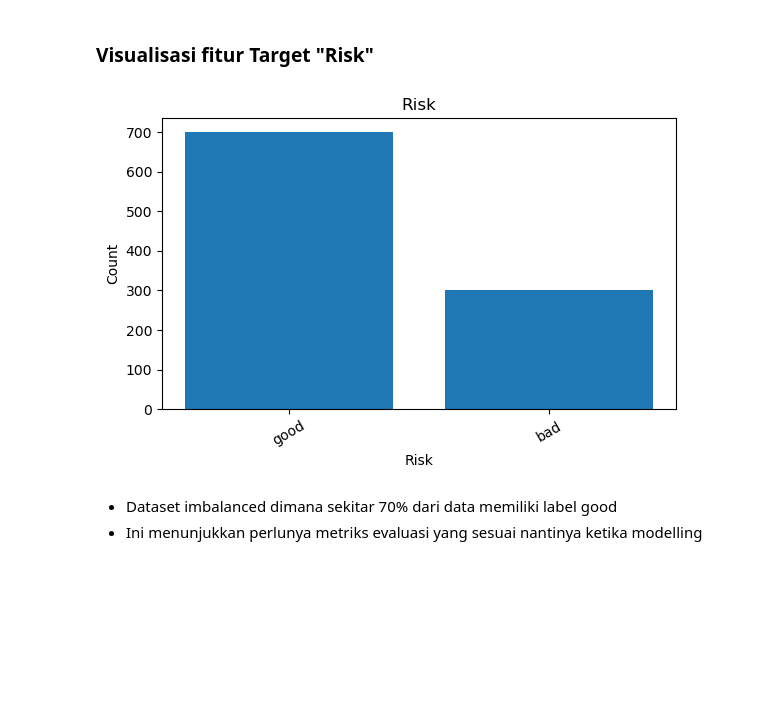
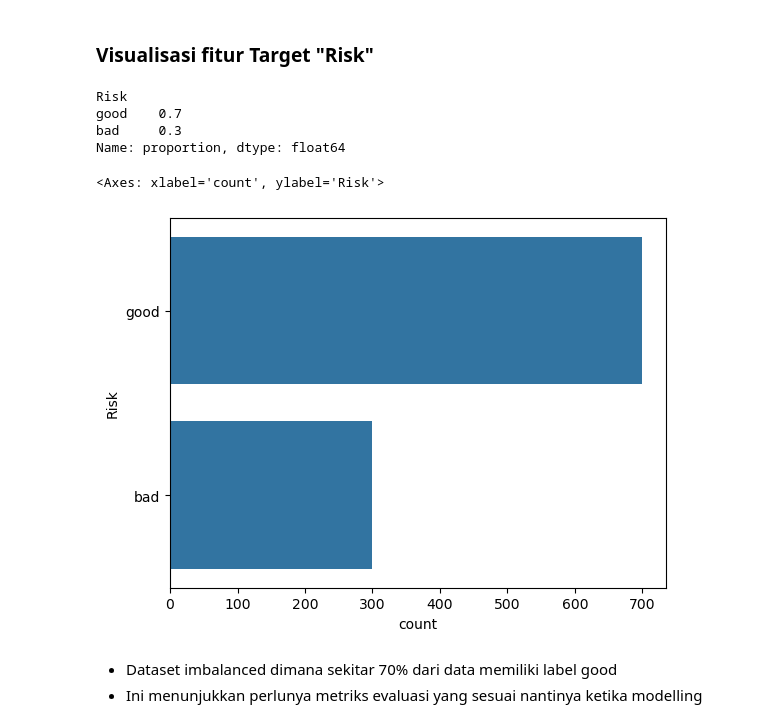
Before and after one commit to S4njuuu3291/german-credit-data, a Jupyter notebook: notebook/1-data-cleaning-eda.ipynb, the cells around one changed output. Drawn from its saved outputs; the diff is of its cells as text; code cells hidden in the pictures; blank space fills up the shorter version.

```diff
--- a/notebook/1-data-cleaning-eda.ipynb
+++ b/notebook/1-data-cleaning-eda.ipynb
@@ -151,9 +180,15 @@ def heatmap(x,y):
 # %% [markdown]
 ### Visualisasi fitur Target "Risk"
 # %%
-bar_plot(df['Risk'],title='Risk',xlabel='Risk',ylabel='Count')
+print(df['Risk'].value_counts(normalize=True))
+sns.countplot(df['Risk'])
 # %% [output]
+Risk
+good    0.7
+bad     0.3
+Name: proportion, dtype: float64
+<Axes: xlabel='count', ylabel='Risk'>
-[figure, old version]
+[figure, new version]
 # %% [markdown]
 - Dataset imbalanced dimana sekitar 70% dari data memiliki label good
 - Ini menunjukkan perlunya metriks evaluasi yang sesuai nantinya ketika modelling
```
Also changed, not shown: parts of 17 cells of this notebook.
